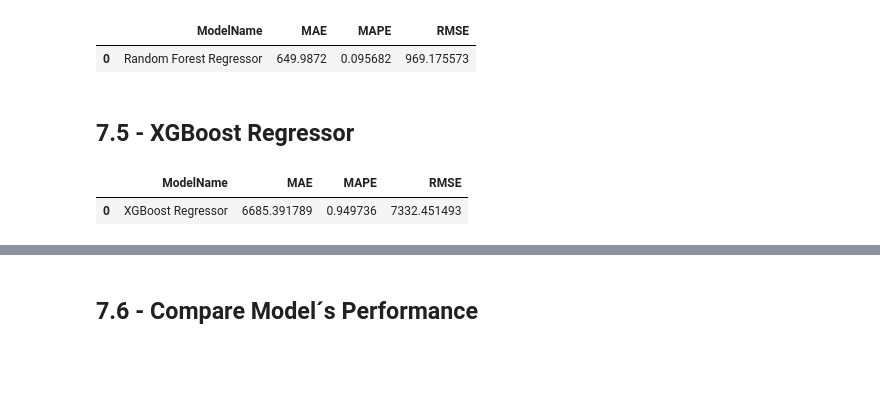
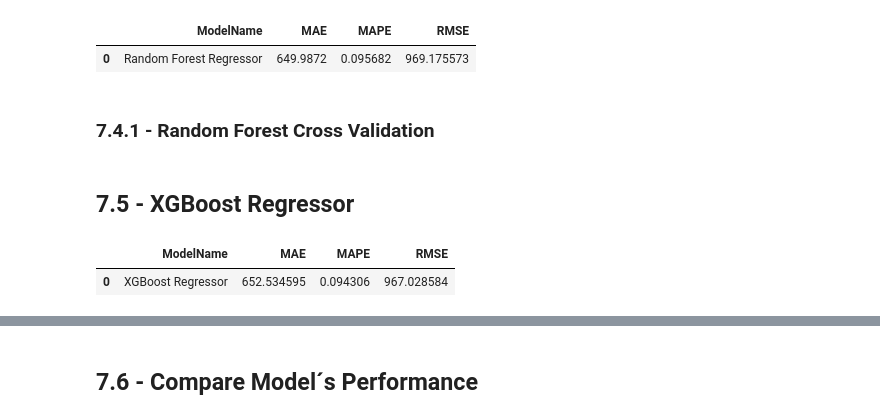
Before and after one commit to fusaa/rossmann, a Jupyter notebook: 3 - project - exploratory data analysis-Copy1.ipynb, the cells around one changed output, grey strips where cells are left out. Drawn from its saved outputs; the diff is of its cells as text; code cells hidden in the pictures; blank space fills up the shorter version.

```diff
--- a/3 - project - exploratory data analysis-Copy1.ipynb
+++ b/3 - project - exploratory data analysis-Copy1.ipynb
@@ -901,3 +965,5 @@ rf_result
 # %% [output]
 |  | ModelName | MAE | MAPE | RMSE |
 | 0 | Random Forest Regressor | 649.9872 | 0.095682 | 969.175573 |
+# %% [markdown]
+### 7.4.1 - Random Forest Cross Validation
@@ -907,19 +979,50 @@ rf_result
 import xgboost as xgb
 # %%
 #model
-model_xgb = xgb.XGBRegressor( objective ='reg:squarederror',
-                             n_estimators = 100,
-                             eta=0.01,
-                             max_depth=10,
+# model_xgb = xgb.XGBRegressor( objective ='reg:squarederror',   # 952.028575 -> too few, of diff
+#                              n_estimators = 300, # 100
+#                              eta=0.10, # 0.01 # (mudando eta .01 original, worse)
+#                              max_depth=12, # 10
+#                              subsample=0.7,
+#                              colsample_bytree=0.9).fit(x_train, y_train)
+
+
+
+
+model_xgb = xgb.XGBRegressor( objective ='reg:squarederror',   # 967.028584
+                             n_estimators = 240, # 100
+                             eta=0.08, # 0.01 # (mudando eta .01 original, worse)
+                             max_depth=12, # 10
                              subsample=0.7,
                              colsample_bytree=0.9).fit(x_train, y_train)
 
+# model_xgb = xgb.XGBRegressor( objective ='reg:squarederror',  # 1.065
+#                              n_estimators = 200, # 100
+#                              eta=0.06, # 0.01 # (mudando eta .01 original, worse)
+#                              max_depth=12, # 10
+#                              subsample=0.7,
+#                              colsample_bytree=0.9).fit(x_train, y_train)
+# model_xgb = xgb.XGBRegressor( objective ='reg:squarederror',   # RMSE 2.183
+#                              n_estimators = 200, # 100
+#                              eta=0.02, # 0.01
+#                              max_depth=12, # 10
+#                              subsample=0.7,
+#                              colsample_bytree=0.9).fit(x_train, y_train)
+# model_xgb = xgb.XGBRegressor( objective ='reg:squarederror',   # RMSE 1.229
+#                              n_estimators = 200, # 100
+#                              eta=0.04, # 0.01 # (mudando eta .01 original, worse)
+#                              max_depth=12, # 10
+#                              subsample=0.7,
+#                              colsample_bytree=0.9).fit(x_train, y_train)
+
+
+
 #prediction
-yhat_xgb = model_xgb.predict(x_test)
+# yhat_xgb = model_xgb.predict(x_test)
 
-#performance
-xgb_result = ml_error('XGBoost Regressor', np.expm1(y_test), np.expm1(yhat_xgb))
-xgb_result
+# #performance
+# xgb_result = ml_error('XGBoost Regressor', np.expm1(y_test), np.expm1(yhat_xgb))
+# xgb_result
 # %% [output]
 |  | ModelName | MAE | MAPE | RMSE |
-| 0 | XGBoost Regressor | 6685.391789 | 0.949736 | 7332.451493 |
+| 0 | XGBoost Regressor | 652.534595 | 0.094306 | 967.028584 |
```
Also changed, not shown: parts of 12 cells of this notebook.
